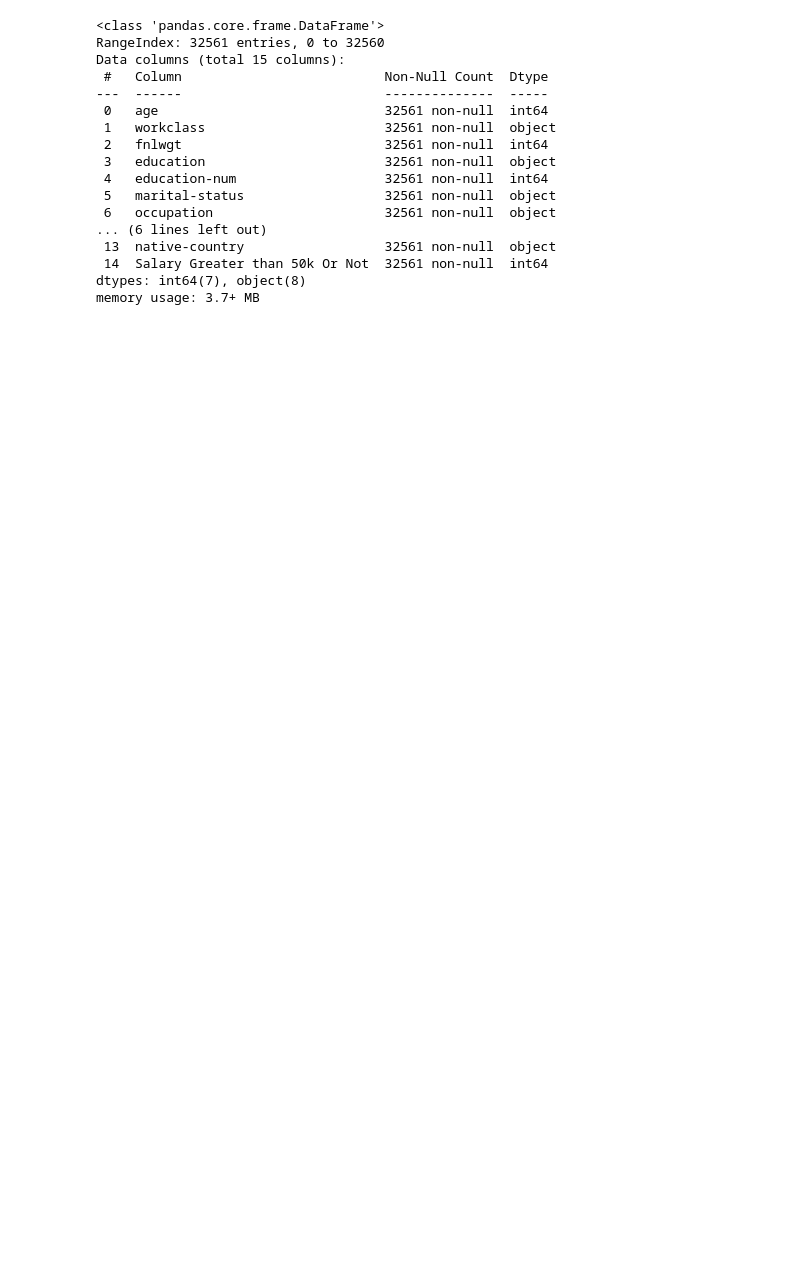
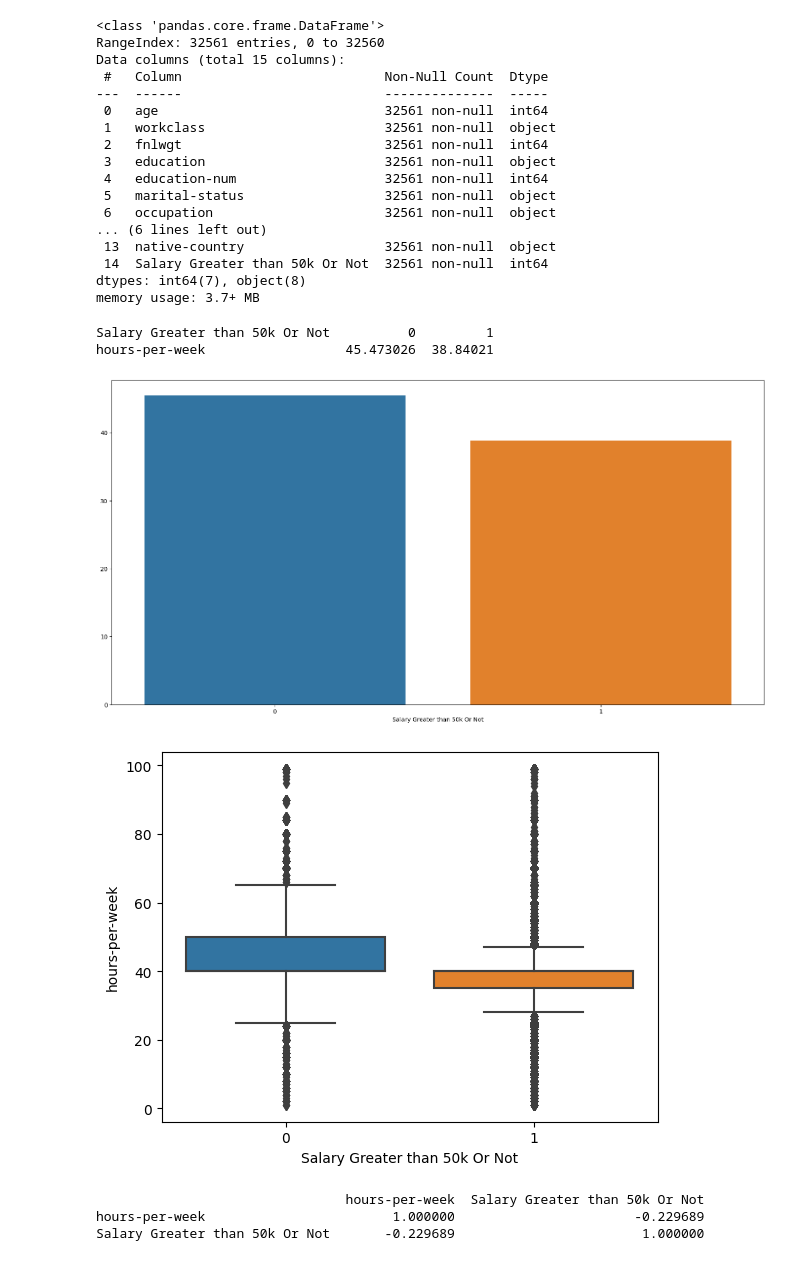
Before and after one commit to DPrakashMewari/BankClassification, a Jupyter notebook: notebook/Salary Classification.ipynb, the cells around one changed output. Saved outputs shown, nothing was run; the diff lists cells and outputs as text; code cells hidden in the pictures; blank space fills up the shorter version.

```diff
--- a/notebook/Salary Classification.ipynb
+++ b/notebook/Salary Classification.ipynb
@@ -209,3 +261,16 @@ Data columns (total 15 columns):
  14  Salary Greater than 50k Or Not  32561 non-null  int64
 dtypes: int64(7), object(8)
 memory usage: 3.7+ MB
+# %%
+Bivariate_cont_cat(df,'hours-per-week','Salary Greater than 50k Or Not')
+print(df[['hours-per-week','Salary Greater than 50k Or Not']].corr())
+
+#
+# %% [output]
+Salary Greater than 50k Or Not          0         1
+hours-per-week                  45.473026  38.84021
+[figure, added]
+[figure, added]
+                                hours-per-week  Salary Greater than 50k Or Not
+hours-per-week                        1.000000                       -0.229689
+Salary Greater than 50k Or Not       -0.229689                        1.000000
```
Also changed, not shown: parts of 6 cells of this notebook.
